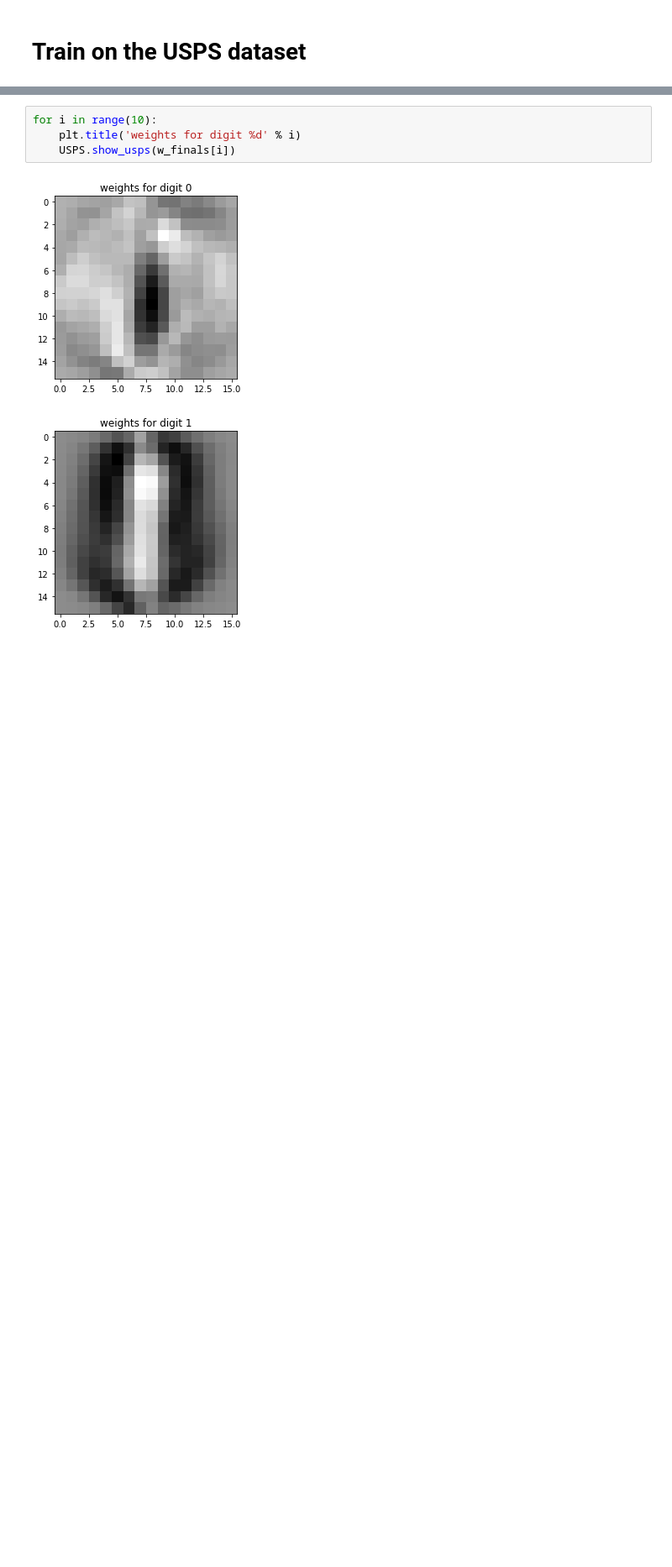
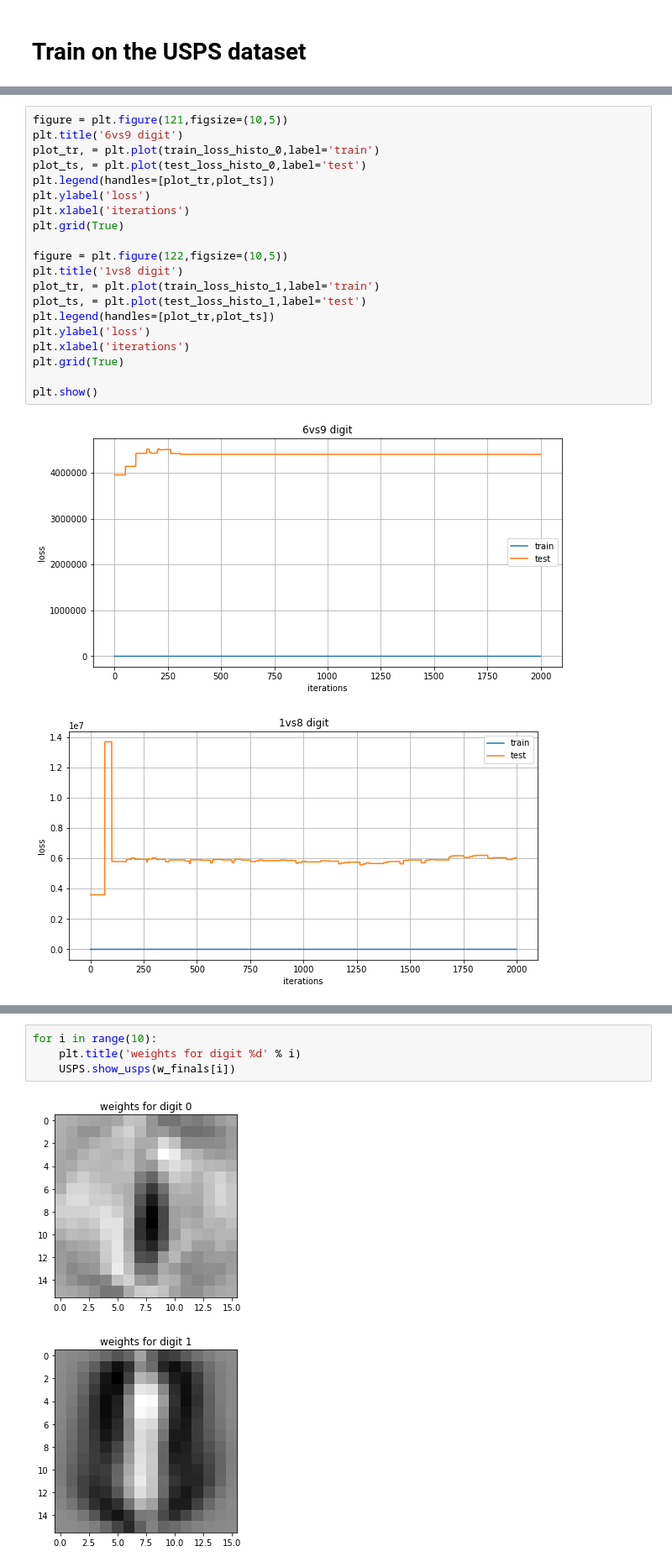
Before and after one commit to marioviti/ARF, a Jupyter notebook: perceptron/TME_4_Perceptron.ipynb, the cells around one changed output, grey strips where cells are left out. Shown at 84% size. Cells and saved outputs as stored; diff of their text form; blank space fills up the shorter version.

```diff
--- a/perceptron/TME_4_Perceptron.ipynb
+++ b/perceptron/TME_4_Perceptron.ipynb
@@ -177,0 +241,23 @@ print my_perceptron_bias.score(datax,datay)
+# %%
+figure = plt.figure(121,figsize=(10,5))
+plt.title('6vs9 digit')
+plot_tr, = plt.plot(train_loss_histo_0,label='train')
+plot_ts, = plt.plot(test_loss_histo_0,label='test')
+plt.legend(handles=[plot_tr,plot_ts])
+plt.ylabel('loss')
+plt.xlabel('iterations')
+plt.grid(True)
+
+figure = plt.figure(122,figsize=(10,5))
+plt.title('1vs8 digit')
+plot_tr, = plt.plot(train_loss_histo_1,label='train')
+plot_ts, = plt.plot(test_loss_histo_1,label='test')
+plt.legend(handles=[plot_tr,plot_ts])
+plt.ylabel('loss')
+plt.xlabel('iterations')
+plt.grid(True)
+
+plt.show()
+# %% [output]
+[figure, added]
+[figure, added]
```
Also changed, not shown: parts of 13 cells of this notebook, 9 other files.
